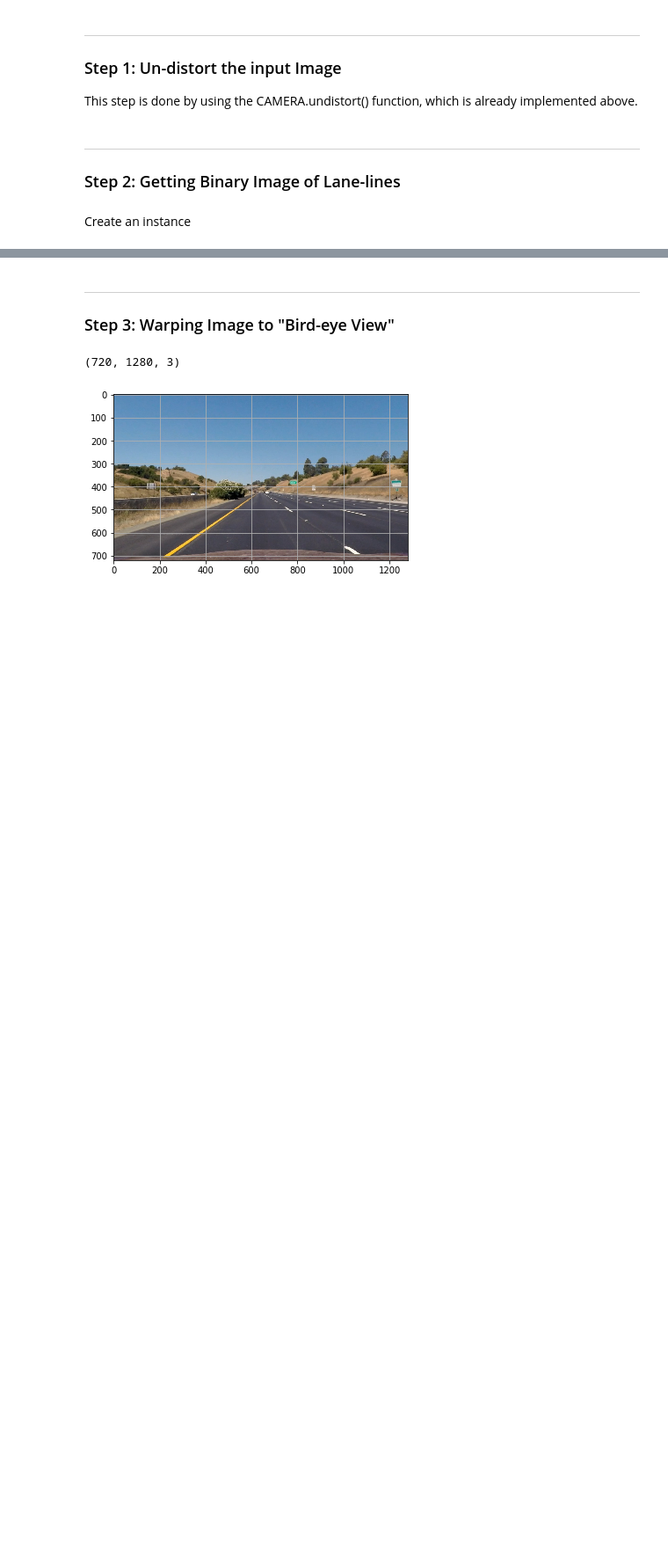
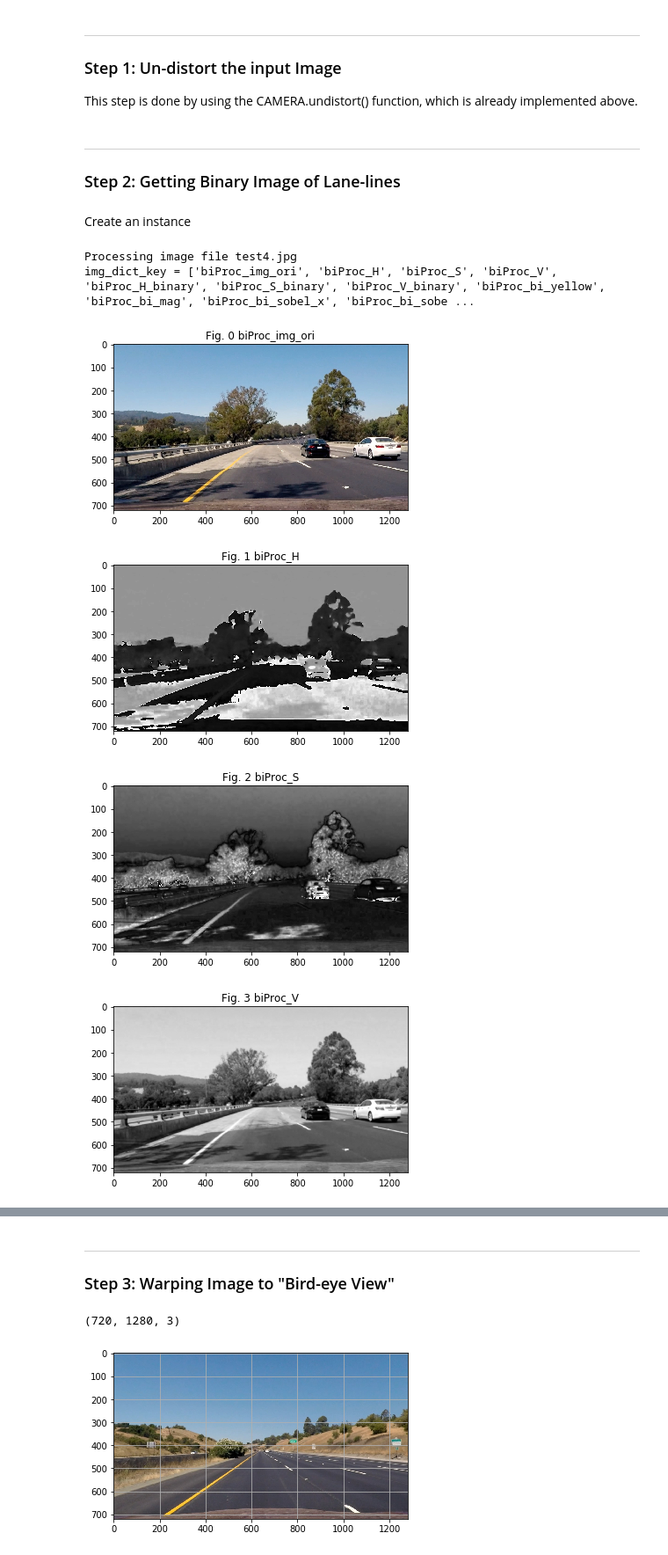
Before and after one commit to Benson516/CarND-Advanced-Lane-Lines, a Jupyter notebook: project2_advanced_lane_finding.ipynb, the cells around one changed output, grey strips where cells are left out. Shown at 88% size. Drawn from its saved outputs; the diff is of its cells as text; code cells hidden in the pictures; blank space fills up the shorter version.

```diff
--- a/project2_advanced_lane_finding.ipynb
+++ b/project2_advanced_lane_finding.ipynb
@@ -270,3 +413,24 @@ class LANE_LINE_MASK(object):
 Create an instance
 # %%
 lane_line_mask = LANE_LINE_MASK()
+# %%
+# Test the preprocessing
+def function_to_test(img):
+    img_out, img_dict = lane_line_mask.pipeline(img, debug=True)
+    return img_dict
+
+# Process one image
+#-----------#
+dir_in = "test_images/"
+dir_out = "output_images/lane_line_mask/"
+files = sorted(os.listdir(dir_in))
+# Read an image
+f_name = files[5] # 5
+functional_test_of_image(dir_in, f_name, dir_out, function_to_test)
+# %% [output]
+Processing image file test4.jpg
+img_dict_key = ['biProc_img_ori', 'biProc_H', 'biProc_S', 'biProc_V', 'biProc_H_binary', 'biProc_S_binary', 'biProc_V_binary', 'biProc_bi_yellow', 'biProc_bi_mag', 'biProc_bi_sobel_x', 'biProc_bi_sobe ...
+[figure, added]
+[figure, added]
+[figure, added]
+[figure, added]
```
Also changed, not shown: parts of 14 cells of this notebook.
